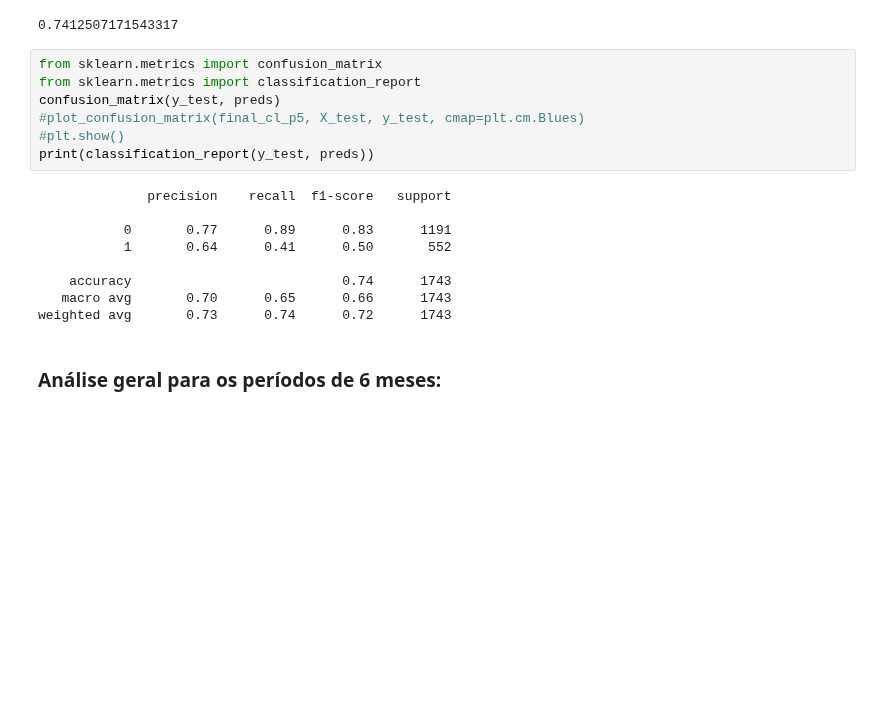
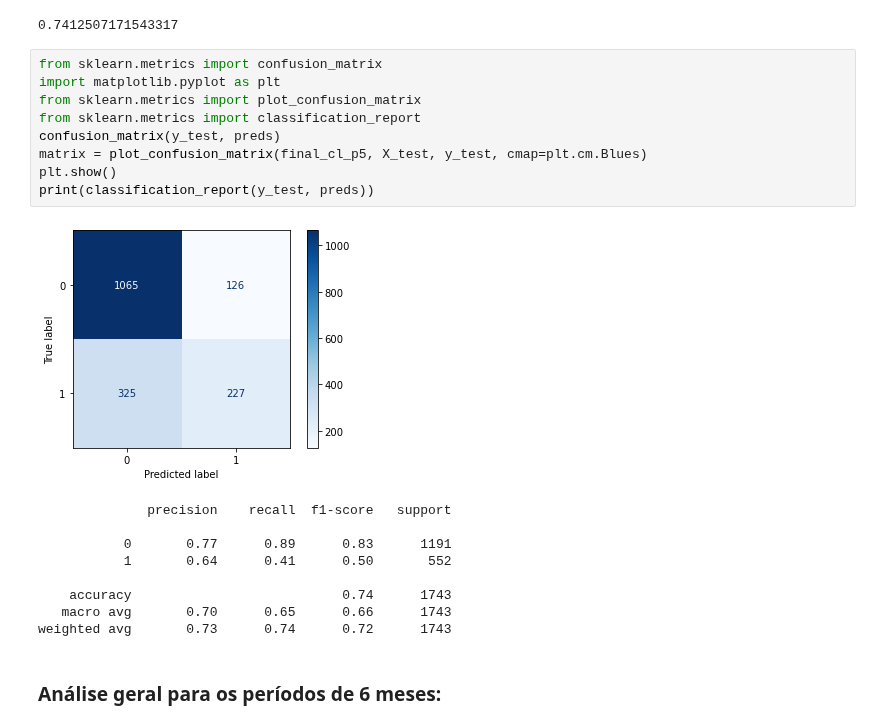
Before and after one commit to bielarnaud/Estudo_dados_de_covid, a Jupyter notebook: Codes/XGBoost.ipynb, the cells around one changed output. Saved outputs shown, nothing was run; the diff lists cells and outputs as text; blank space fills up the shorter version.

```diff
--- a/Codes/XGBoost.ipynb
+++ b/Codes/XGBoost.ipynb
@@ -797,12 +805,15 @@ accuracy_score(y_test, preds)
 0.7412507171543317
 # %%
 from sklearn.metrics import confusion_matrix
+import matplotlib.pyplot as plt
+from sklearn.metrics import plot_confusion_matrix
 from sklearn.metrics import classification_report
 confusion_matrix(y_test, preds)
-#plot_confusion_matrix(final_cl_p5, X_test, y_test, cmap=plt.cm.Blues)
-#plt.show()
+matrix = plot_confusion_matrix(final_cl_p5, X_test, y_test, cmap=plt.cm.Blues)
+plt.show()
 print(classification_report(y_test, preds))
 # %% [output]
+[figure, added]
               precision    recall  f1-score   support
 
            0       0.77      0.89      0.83      1191
```
Also changed, not shown: parts of 4 cells of this notebook.
